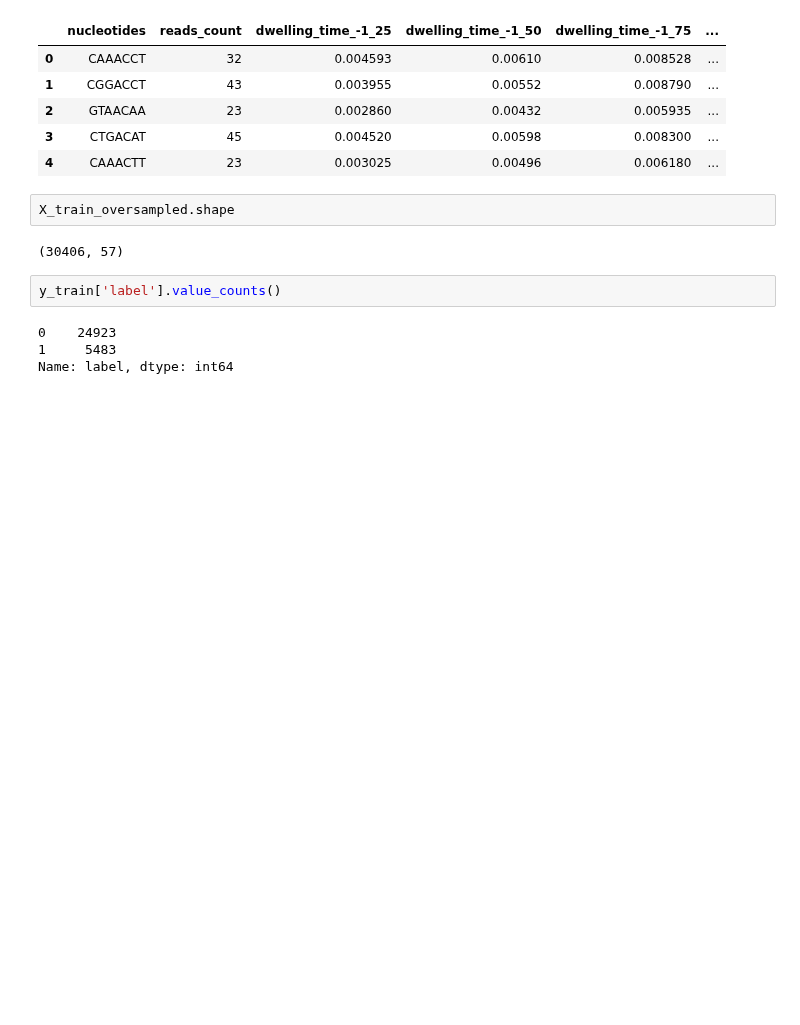
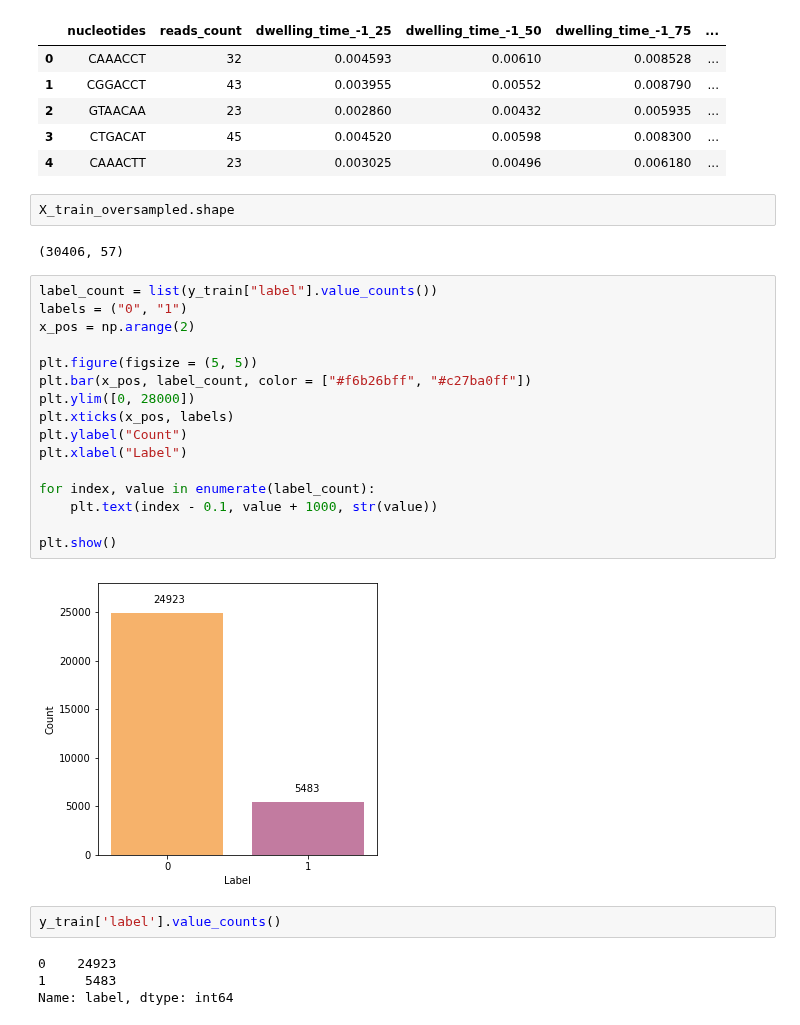
Before and after one commit to claudia-07/DSA4262-ACMXZ, a Jupyter notebook: preprocessing/notebooks/preprocessing_zoe.ipynb, the cells around one changed output. Cells and saved outputs as stored; diff of their text form; blank space fills up the shorter version.

Commit message:
plotting of imbalanced labels after over and under sampling

```diff
--- a/preprocessing/notebooks/preprocessing_zoe.ipynb
+++ b/preprocessing/notebooks/preprocessing_zoe.ipynb
@@ -325,6 +325,24 @@ X_train_oversampled.head()
 X_train_oversampled.shape
 # %% [output]
 (30406, 57)
+# %%
+label_count = list(y_train["label"].value_counts())
+labels = ("0", "1")
+x_pos = np.arange(2)
+
+plt.figure(figsize = (5, 5))
+plt.bar(x_pos, label_count, color = ["#f6b26bff", "#c27ba0ff"])
+plt.ylim([0, 28000])
+plt.xticks(x_pos, labels)
+plt.ylabel("Count")
+plt.xlabel("Label")
+
+for index, value in enumerate(label_count):
+    plt.text(index - 0.1, value + 1000, str(value))
+
+plt.show()
+# %% [output]
+[figure, added]
 # %%
 y_train['label'].value_counts()
 # %% [output]
```
